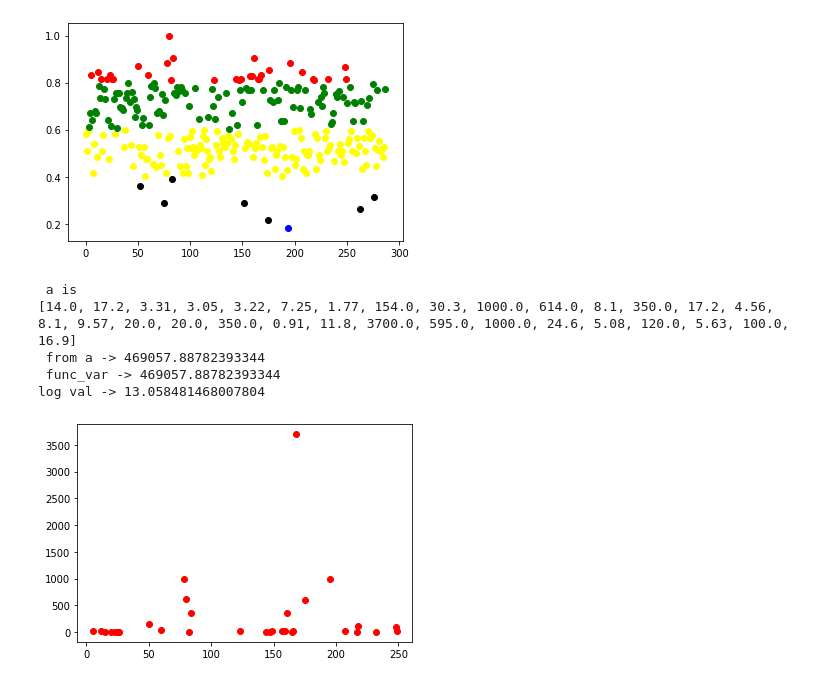
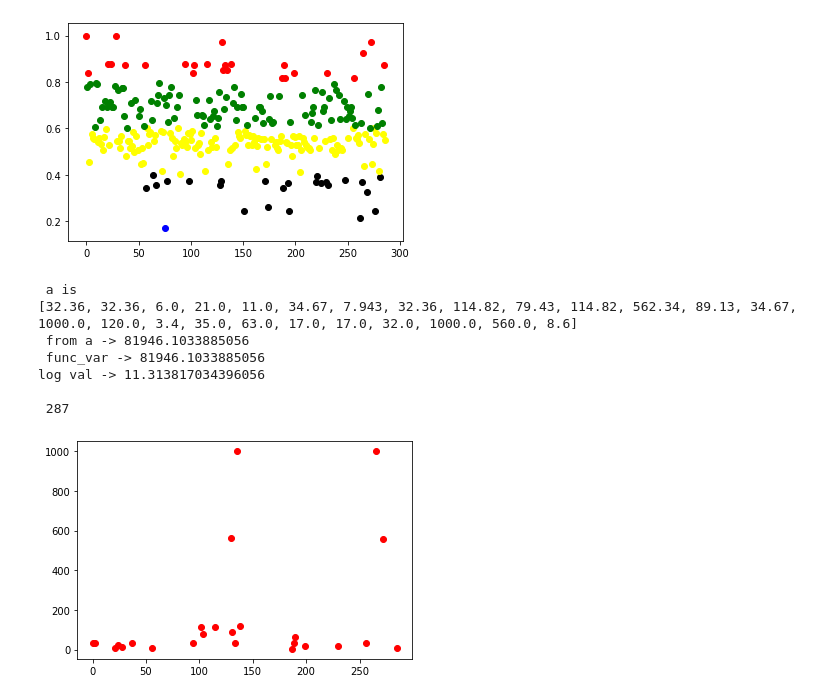
Before and after one commit to seobeomjin/QSAR_model_development, a Jupyter notebook: std_sim_tendency_pilot.ipynb, the cells around one changed output. Saved outputs shown, nothing was run; the diff lists cells and outputs as text; code cells hidden in the pictures.

```diff
--- a/std_sim_tendency_pilot.ipynb
+++ b/std_sim_tendency_pilot.ipynb
@@ -151,22 +151,25 @@ class std_tendency():
 # %%
 wdir = '/Users/beomjin_seo/Documents/work_space/kist-europe/QSAR/AOP_data/'
 csv = 'final_ic50.csv'
-chem_num = 80
+chem_num = 0
 # you can enter a number as order of chemical molcules
 # 0 ~ 286
 
 molcule = std_tendency(wdir,csv,chem_num)
-molcule.get_std_scatter_of_total_sim()
-molcule.get_std_scatter_of_high_sim()
-a = molcule.highsim_stdval
+molcule.std_scatter_of_total_sim()
+molcule.std_scatter_of_high_sim()
+a = molcule.c4_stdval
 b = np.var(a)
 b
-print(f' a is \n{a}\n from a -> {b}\n func_var -> {molcule.get_variance()}\nlog val -> {np.log(b)}')
+print(f' a is \n{a}\n from a -> {b}\n func_var -> {molcule.c4_variance()}\nlog val -> {np.log(b)}')
+print('\n', molcule.datasize)
 # %% [output]
-[figure, old version]
+[figure, new version]
  a is
-[14.0, 17.2, 3.31, 3.05, 3.22, 7.25, 1.77, 154.0, 30.3, 1000.0, 614.0, 8.1, 350.0, 17.2, 4.56, 8.1, 9.57, 20.0, 20.0, 350.0, 0.91, 11.8, 3700.0, 595.0, 1000.0, 24.6, 5.08, 120.0, 5.63, 100.0, 16.9]
- from a -> 469057.88782393344
- func_var -> 469057.88782393344
-log val -> 13.058481468007804
+[32.36, 32.36, 6.0, 21.0, 11.0, 34.67, 7.943, 32.36, 114.82, 79.43, 114.82, 562.34, 89.13, 34.67, 1000.0, 120.0, 3.4, 35.0, 63.0, 17.0, 17.0, 32.0, 1000.0, 560.0, 8.6]
+ from a -> 81946.1033885056
+ func_var -> 81946.1033885056
+log val -> 11.313817034396056
+
+ 287
-[figure, old version]
+[figure, new version]
```
Also changed, not shown: parts of 8 cells of this notebook.
